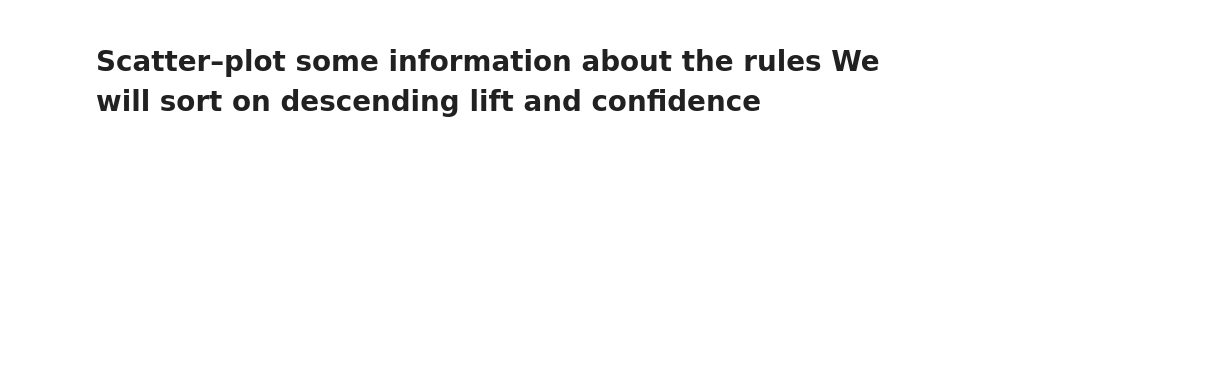
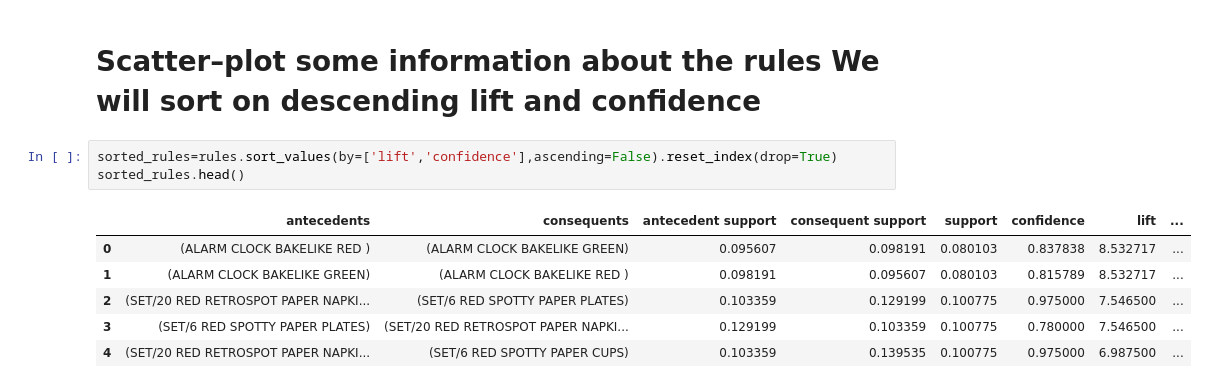
Before and after one commit to Ciacc1/MLDM_Unibo_public, a Jupyter notebook: myEs/mock exam/MySol.ipynb, the cells around one changed output. Cells and saved outputs as stored; diff of their text form; blank space fills up the shorter version.

```diff
--- a/myEs/mock exam/MySol.ipynb
+++ b/myEs/mock exam/MySol.ipynb
@@ -218,3 +218,13 @@ print("'min_support'={:4.2f}, 'metric'={}, 'min_threshold'={}, number of frequen
 'min_support'=0.08, 'metric'=lift, 'min_threshold'=1, number of frequent itemsets=41, number of rules=20
 # %% [markdown]
 # Scatter–plot some information about the rules We will sort on descending lift and confidence
+# %%
+sorted_rules=rules.sort_values(by=['lift','confidence'],ascending=False).reset_index(drop=True)
+sorted_rules.head()
+# %% [output]
+|  | antecedents | consequents | antecedent support | consequent support | support | confidence | lift | ... |
+| 0 | (ALARM CLOCK BAKELIKE RED ) | (ALARM CLOCK BAKELIKE GREEN) | 0.095607 | 0.098191 | 0.080103 | 0.837838 | 8.532717 | ... |
+| 1 | (ALARM CLOCK BAKELIKE GREEN) | (ALARM CLOCK BAKELIKE RED ) | 0.098191 | 0.095607 | 0.080103 | 0.815789 | 8.532717 | ... |
+| 2 | (SET/20 RED RETROSPOT PAPER NAPKI... | (SET/6 RED SPOTTY PAPER PLATES) | 0.103359 | 0.129199 | 0.100775 | 0.975000 | 7.546500 | ... |
+| 3 | (SET/6 RED SPOTTY PAPER PLATES) | (SET/20 RED RETROSPOT PAPER NAPKI... | 0.129199 | 0.103359 | 0.100775 | 0.780000 | 7.546500 | ... |
+| 4 | (SET/20 RED RETROSPOT PAPER NAPKI... | (SET/6 RED SPOTTY PAPER CUPS) | 0.103359 | 0.139535 | 0.100775 | 0.975000 | 6.987500 | ... |
```
Also changed, not shown: parts of 2 cells of this notebook, 3 other files.
